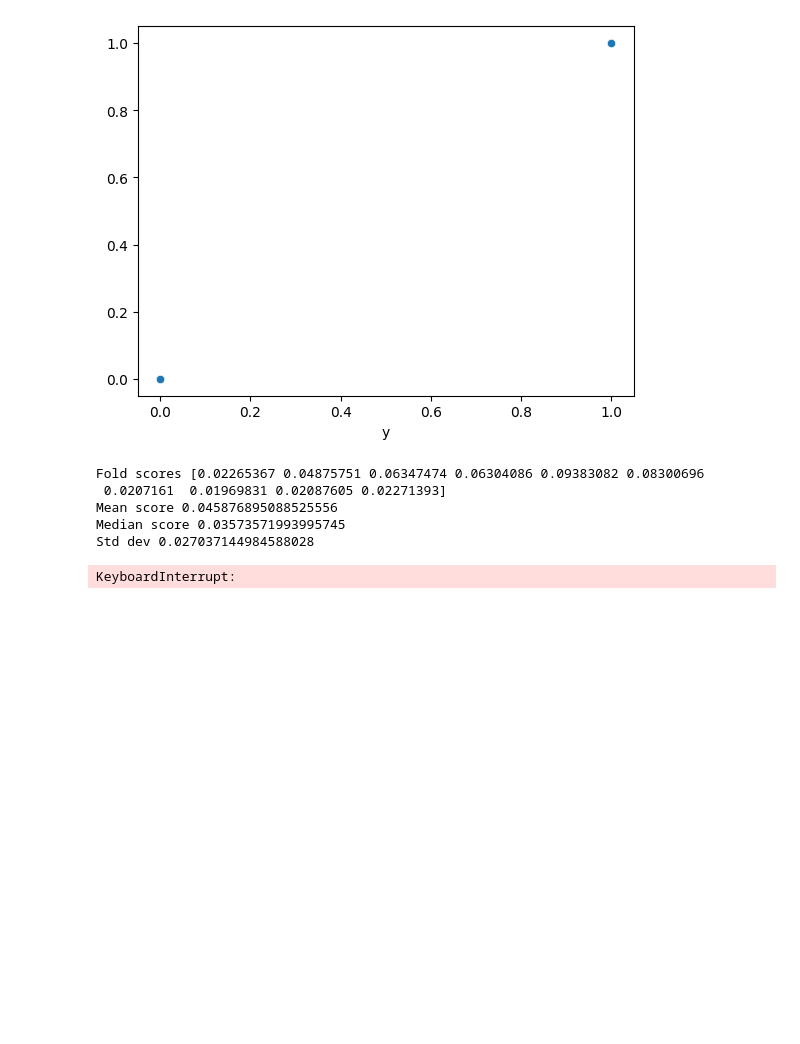
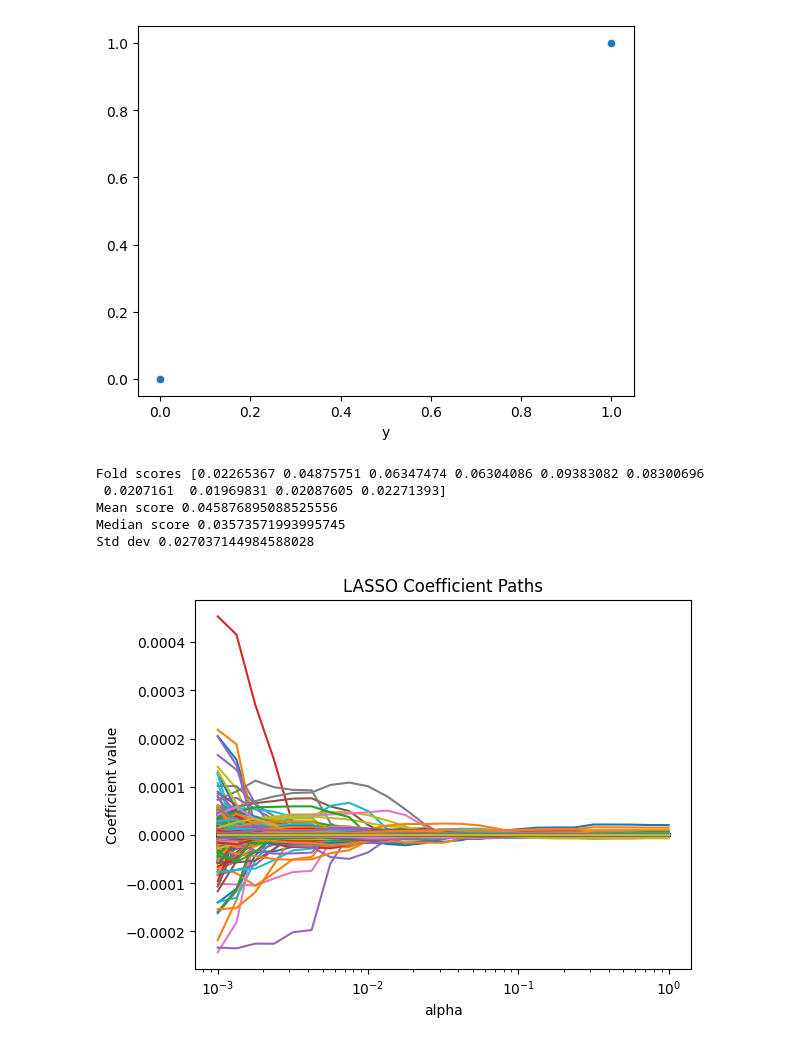
Before and after one commit to AngelikaBaloy/undergrad_ml_assignments, a Jupyter notebook: genomics_lab.ipynb, the cells around one changed output. Drawn from its saved outputs; the diff is of its cells as text; code cells hidden in the pictures; blank space fills up the shorter version.

```diff
--- a/genomics_lab.ipynb
+++ b/genomics_lab.ipynb
@@ -138,43 +132,23 @@ Fold scores [0.02265367 0.04875751 0.06347474 0.06304086 0.09383082 0.08300696
 Mean score 0.045876895088525556
 Median score 0.03573571993995745
 Std dev 0.027037144984588028
-# %%
-# 4. LASSO to select highly predictive genes
-
-alpha_grid = np.logspace(-3, 0, 15) # Create a grid of alpha values
-coefs = []
-for alpha in alpha_grid: # For each alpha value,
-    model = Lasso(alpha=alpha, max_iter=10_000) # Create a lasso model
-    model = model.fit(X,y) # Run the regression
-    coefs.append(model.coef_) # Save the slope coefficients
-coefs = np.array(coefs) # Cast list of lists to array
-var_names = model.feature_names_in_ # Get variable names
-
-plt.figure()
-for i in range(coefs.shape[1]):
-    plt.plot(alpha_grid, coefs[:, i], label=var_names[i])
-plt.xscale("log")
-plt.xlabel("alpha")
-plt.ylabel("Coefficient value")
-plt.title("LASSO Coefficient Paths")
-plt.legend(bbox_to_anchor=(1.05, 1), loc="upper left")
-plt.show()
 # %%
-alpha_grid = np.logspace(-7, 0, 25)
+# 4. LASSO to select highly predictive genes
+alpha_grid = np.logspace(-3, 0, 25)
 coefs=[]
 for alpha in alpha_grid:
   model= Lasso(alpha=alpha, max_iter=10_000)
   model = model.fit(genes, y)
   coefs.append(model.coef_)
 coefs= np.array(coefs)
 
 plt.figure()
 for i in range(coefs.shape[1]):
   plt.plot(alpha_grid, coefs[:, i])
 plt.xscale("log")
 plt.xlabel("alpha")
 plt.ylabel("Coefficient value")
 plt.title("LASSO Coefficient Paths")
 plt.show()
 # %% [output]
-KeyboardInterrupt:
+[figure, added]
```
Also changed, not shown: parts of 4 cells of this notebook.
